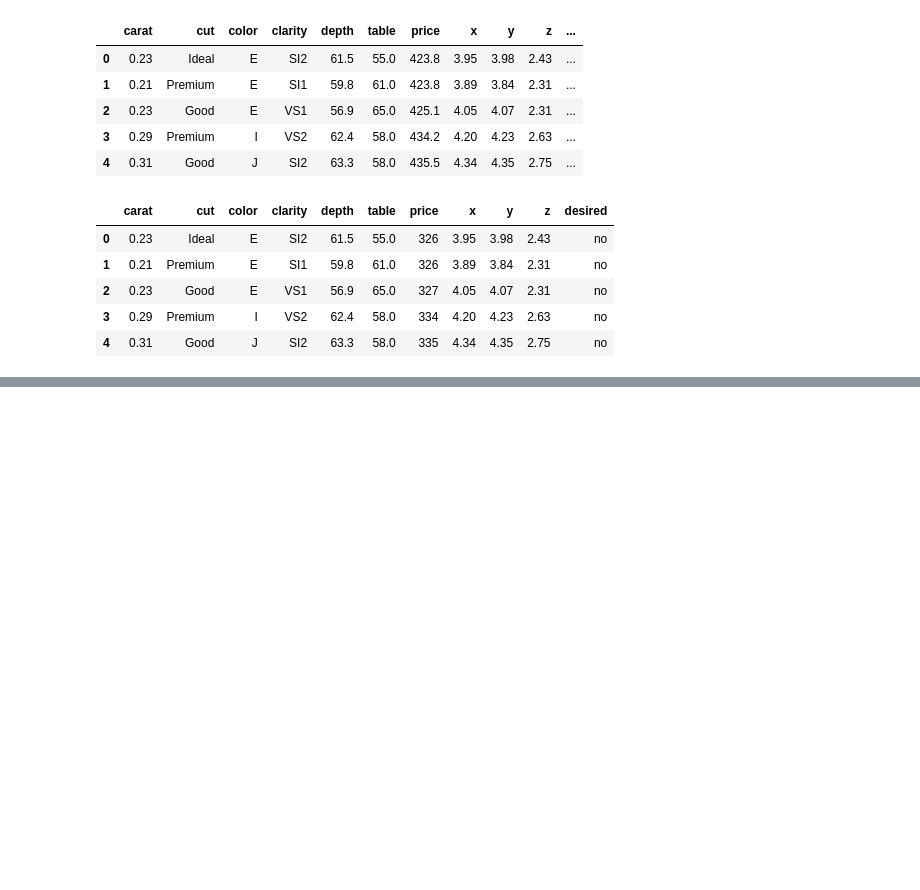
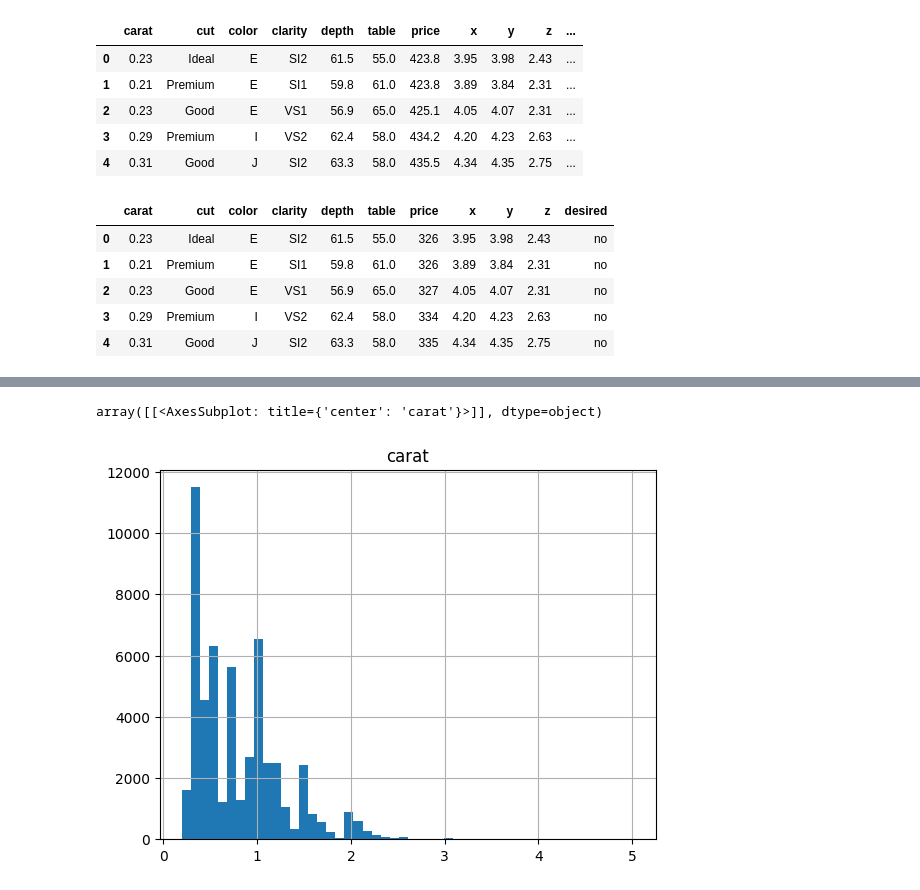
Before and after one commit to eo1989/mkt_stats_notes, a Jupyter notebook: interactive_data_viz.ipynb, the cells around one changed output, grey strips where cells are left out. Drawn from its saved outputs; the diff is of its cells as text; code cells hidden in the pictures; blank space fills up the shorter version.

```diff
--- a/interactive_data_viz.ipynb
+++ b/interactive_data_viz.ipynb
@@ -204,0 +254,5 @@ diamonds_df['price_per_carat'] = diamonds_df['price'] / diamonds_df['carat']
+# %%
+df_diamonds.hist(column='carat', bins=50)
+# %% [output]
+array([[<AxesSubplot: title={'center': 'carat'}>]], dtype=object)
+[figure, added]
```
Also changed, not shown: parts of 37 cells of this notebook, 1 other file.
